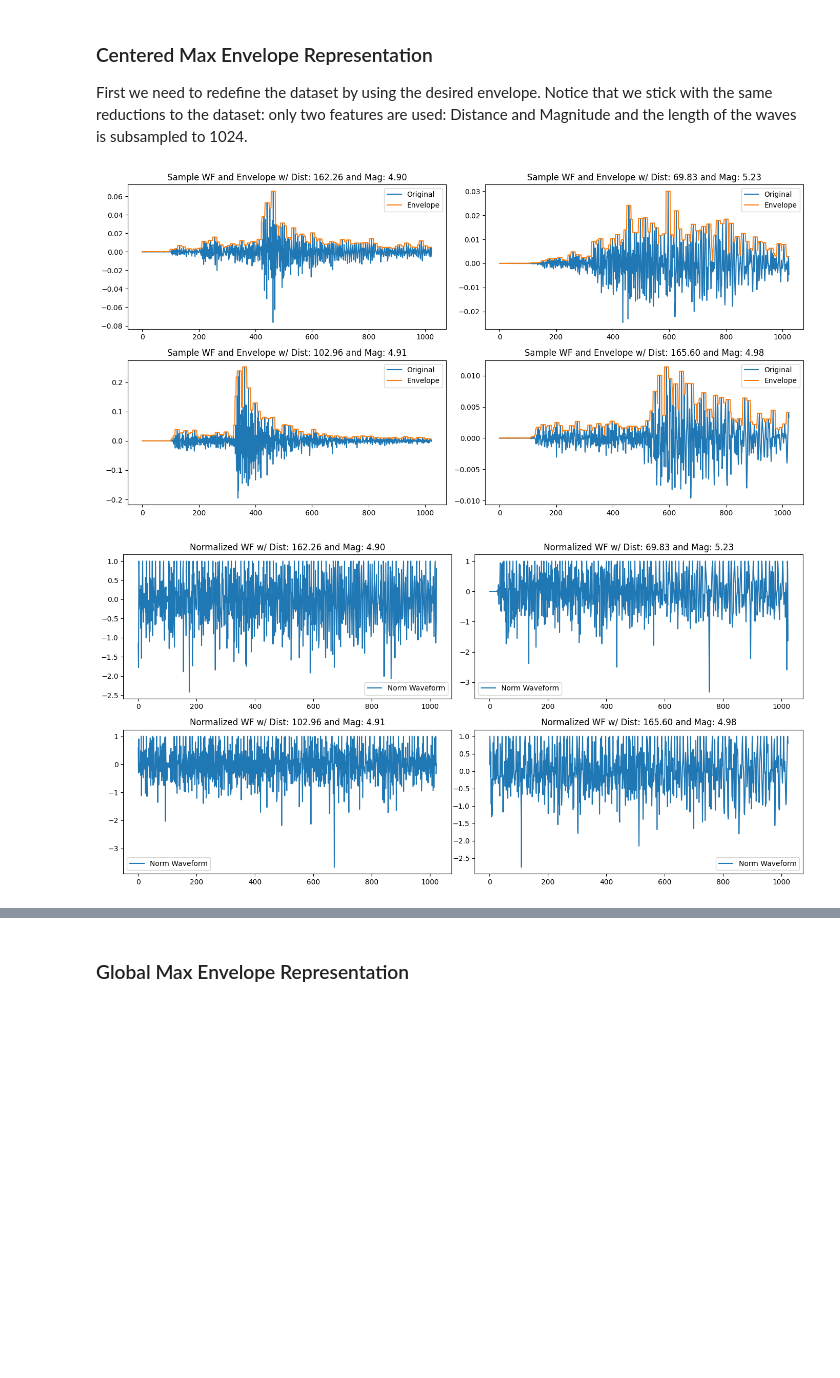
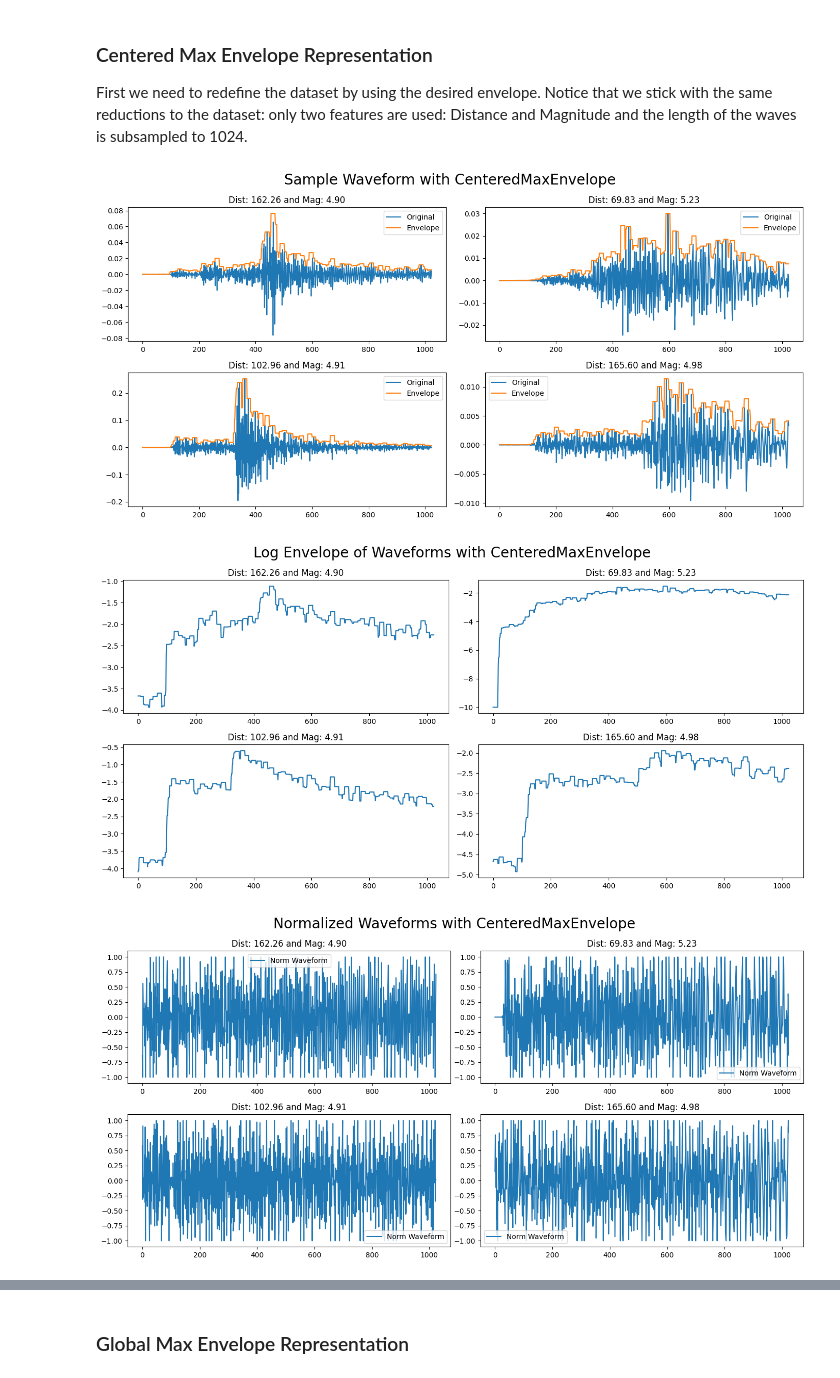
Before and after one commit to highfem/tqdne, a Jupyter notebook: notebooks/report_dataset.ipynb, the cells around one changed output, grey strips where cells are left out. Cells and saved outputs as stored; diff of their text form; code cells hidden in the pictures; blank space fills up the shorter version.

```diff
--- a/notebooks/report_dataset.ipynb
+++ b/notebooks/report_dataset.ipynb
@@ -96,48 +191,9 @@ First we need to redefine the dataset by using the desired envelope. Notice that
 # %%
 envelope = CenteredMaxEnvelope(config)
 wfdataset_centeredmax = WaveformDataset(train_path, reduced=1024, representation=envelope)
-# %%
-num_plots = 2
-# Create a figure and axes
-fig, axs = plt.subplots(num_plots, num_plots, figsize=(14, 7))
-
-for i in range(num_plots):
-    for j in range(num_plots):
-        sample_idx = i * num_plots + j
-        sample = wfdataset_centeredmax[sample_idx]
-        sample["cond"] = sample["cond"] * wfdataset_centeredmax.features_stds + wfdataset_centeredmax.features_means
-        title = f"Sample WF and Envelope w/ Dist: {sample['cond'][0]:.2f} and Mag: {sample['cond'][1]:.2f}"
-
-        # The log envelope is the first half of the representation
-        waveform = 10 ** sample["high_res"][0]# Get the first channel
-        axs[i, j].plot(envelope.invert_representation(sample["high_res"]).squeeze(), label="Original")
-        axs[i, j].plot(waveform.numpy().squeeze(), label="Envelope")
-        axs[i, j].set_title(title)
-        axs[i, j].legend()
-
-plt.tight_layout()
-plt.show()
-# %% [output]
-[figure, removed]
-# %%
-num_plots = 2
-# Create a figure and axes
-fig, axs = plt.subplots(num_plots, num_plots, figsize=(14, 7))
-
-for i in range(num_plots):
-    for j in range(num_plots):
-        sample_idx = i * num_plots + j
-        sample = wfdataset_centeredmax[sample_idx]
-        sample["cond"] = sample["cond"] * wfdataset_centeredmax.features_stds + wfdataset_centeredmax.features_means
-        title = f"Normalized WF w/ Dist: {sample['cond'][0]:.2f} and Mag: {sample['cond'][1]:.2f}"
-
-        # The second channel of the high_res is the normalized waveform
-        waveform = sample["high_res"][1]
-        axs[i, j].plot(waveform.numpy().squeeze(), label="Norm Waveform")
-        axs[i, j].set_title(title)
-        axs[i, j].legend()
-
-plt.tight_layout()
-plt.show()
-# %% [output]
-[figure, removed]
+# %%
+showcase_envelope(wfdataset_centeredmax)
+# %% [output]
+[figure, added]
+[figure, added]
+[figure, added]
```
Also changed, not shown: parts of 17 cells of this notebook, 6 other files.
